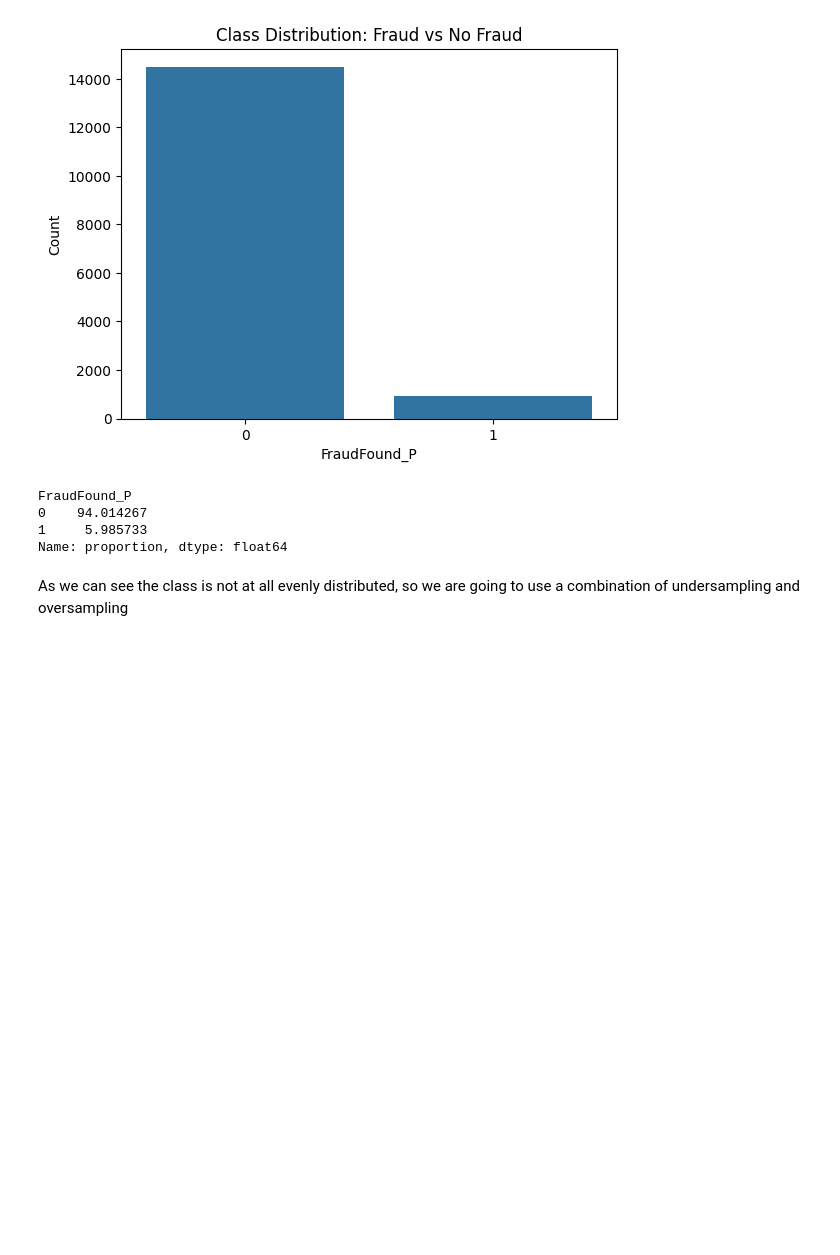
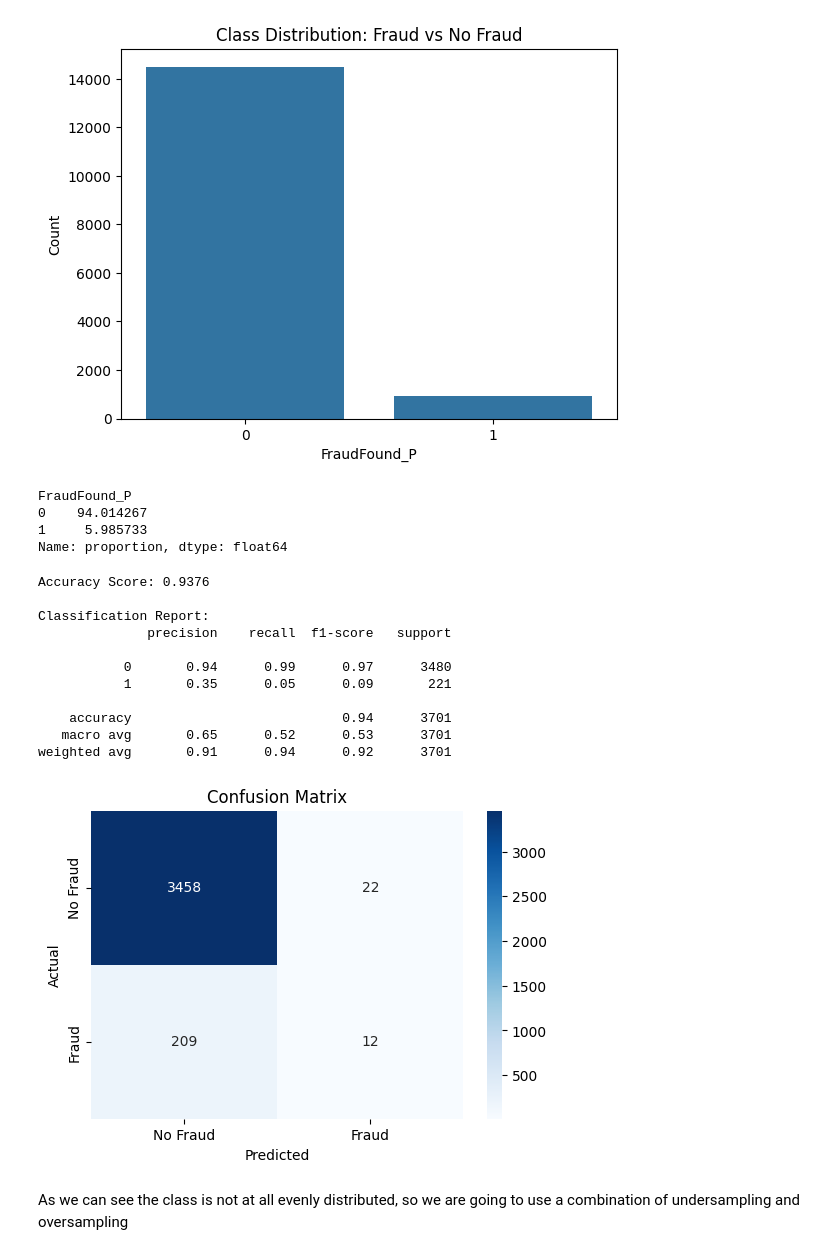
Before and after one commit to David38mk/vehicle-insurance-claim-fraud-datection-ML, a Jupyter notebook: notebooks/Vehicle-Insurance_claim_fraud_detection.ipynb, the cells around one changed output. Saved outputs shown, nothing was run; the diff lists cells and outputs as text; code cells hidden in the pictures; blank space fills up the shorter version.

```diff
--- a/notebooks/Vehicle-Insurance_claim_fraud_detection.ipynb
+++ b/notebooks/Vehicle-Insurance_claim_fraud_detection.ipynb
@@ -427,6 +429,44 @@ FraudFound_P
 0    94.014267
 1     5.985733
 Name: proportion, dtype: float64
+# %%
+rf = RandomForestClassifier(random_state=38)
+rf.fit(X_train, y_train)
+
+
+y_pred = rf.predict(X_val)
+
+
+acc = accuracy_score(y_val, y_pred)
+print(f"Accuracy Score: {acc:.4f}")
+
+
+print("\nClassification Report:")
+print(classification_report(y_val, y_pred))
+
+
+cm = confusion_matrix(y_val, y_pred)
+
+
+plt.figure(figsize=(6, 4))
+sns.heatmap(cm, annot=True, fmt='d', cmap='Blues', xticklabels=['No Fraud', 'Fraud'], yticklabels=['No Fraud', 'Fraud'])
+plt.title('Confusion Matrix')
+plt.xlabel('Predicted')
+plt.ylabel('Actual')
+plt.show()
+# %% [output]
+Accuracy Score: 0.9376
+
+Classification Report:
+              precision    recall  f1-score   support
+
+           0       0.94      0.99      0.97      3480
+           1       0.35      0.05      0.09       221
+
+    accuracy                           0.94      3701
+   macro avg       0.65      0.52      0.53      3701
+weighted avg       0.91      0.94      0.92      3701
+[figure, added]
 # %% [markdown]
 As we can see the class is not at all evenly distributed, so we are going to use a combination of undersampling and oversampling
 # %%
```
Also changed, not shown: parts of 23 cells of this notebook, 1 other file.
